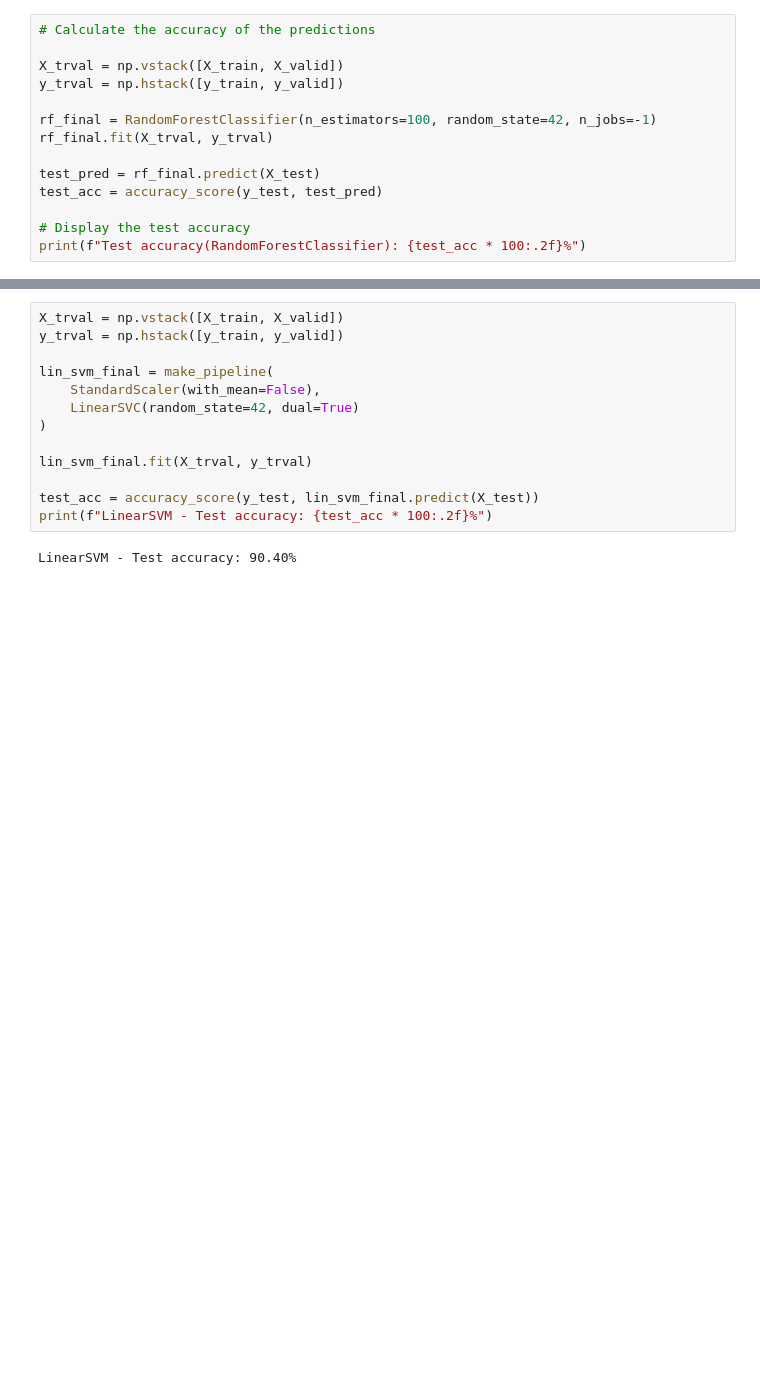
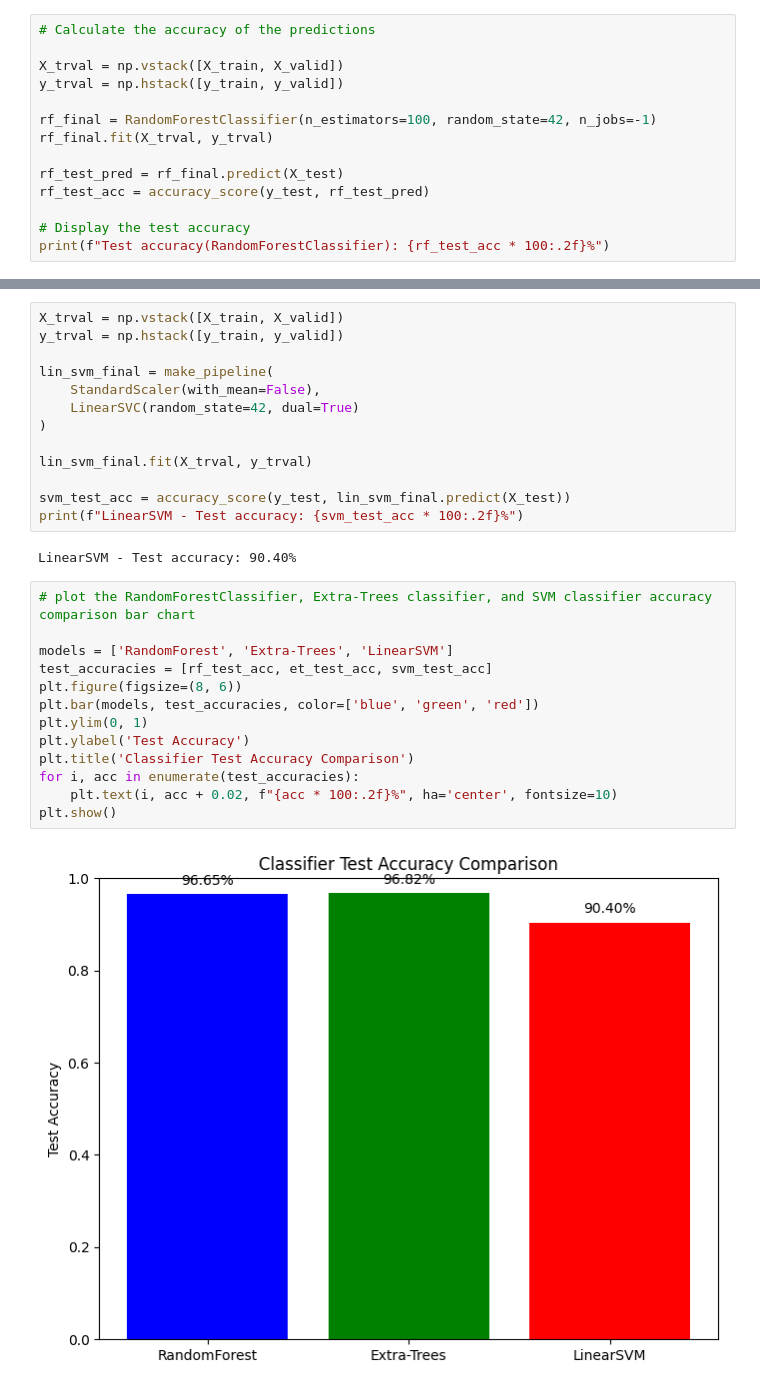
Before and after one commit to appleiphonedddd/NCNU_ML_HW2, a Jupyter notebook: MNIST.ipynb, the cells around one changed output, grey strips where cells are left out. Cells and saved outputs as stored; diff of their text form; blank space fills up the shorter version.

```diff
--- a/MNIST.ipynb
+++ b/MNIST.ipynb
@@ -92,11 +89,11 @@ y_trval = np.hstack([y_train, y_valid])
 rf_final = RandomForestClassifier(n_estimators=100, random_state=42, n_jobs=-1)
 rf_final.fit(X_trval, y_trval)
 
-test_pred = rf_final.predict(X_test)
-test_acc = accuracy_score(y_test, test_pred)
+rf_test_pred = rf_final.predict(X_test)
+rf_test_acc = accuracy_score(y_test, rf_test_pred)
 
 # Display the test accuracy
-print(f"Test accuracy(RandomForestClassifier): {test_acc * 100:.2f}%")
+print(f"Test accuracy(RandomForestClassifier): {rf_test_acc * 100:.2f}%")
 # %% [output]
 Test accuracy(RandomForestClassifier): 96.65%
 # %%
@@ -149,7 +146,22 @@ lin_svm_final = make_pipeline(
 
 lin_svm_final.fit(X_trval, y_trval)
 
-test_acc = accuracy_score(y_test, lin_svm_final.predict(X_test))
-print(f"LinearSVM - Test accuracy: {test_acc * 100:.2f}%")
+svm_test_acc = accuracy_score(y_test, lin_svm_final.predict(X_test))
+print(f"LinearSVM - Test accuracy: {svm_test_acc * 100:.2f}%")
 # %% [output]
 LinearSVM - Test accuracy: 90.40%
+# %%
+# plot the RandomForestClassifier, Extra-Trees classifier, and SVM classifier accuracy comparison bar chart
+
+models = ['RandomForest', 'Extra-Trees', 'LinearSVM']
+test_accuracies = [rf_test_acc, et_test_acc, svm_test_acc]
+plt.figure(figsize=(8, 6))
+plt.bar(models, test_accuracies, color=['blue', 'green', 'red'])
+plt.ylim(0, 1)
+plt.ylabel('Test Accuracy')
+plt.title('Classifier Test Accuracy Comparison')
+for i, acc in enumerate(test_accuracies):
+    plt.text(i, acc + 0.02, f"{acc * 100:.2f}%", ha='center', fontsize=10)
+plt.show()
+# %% [output]
+[figure, added]
```
Also changed, not shown: parts of 4 cells of this notebook.
